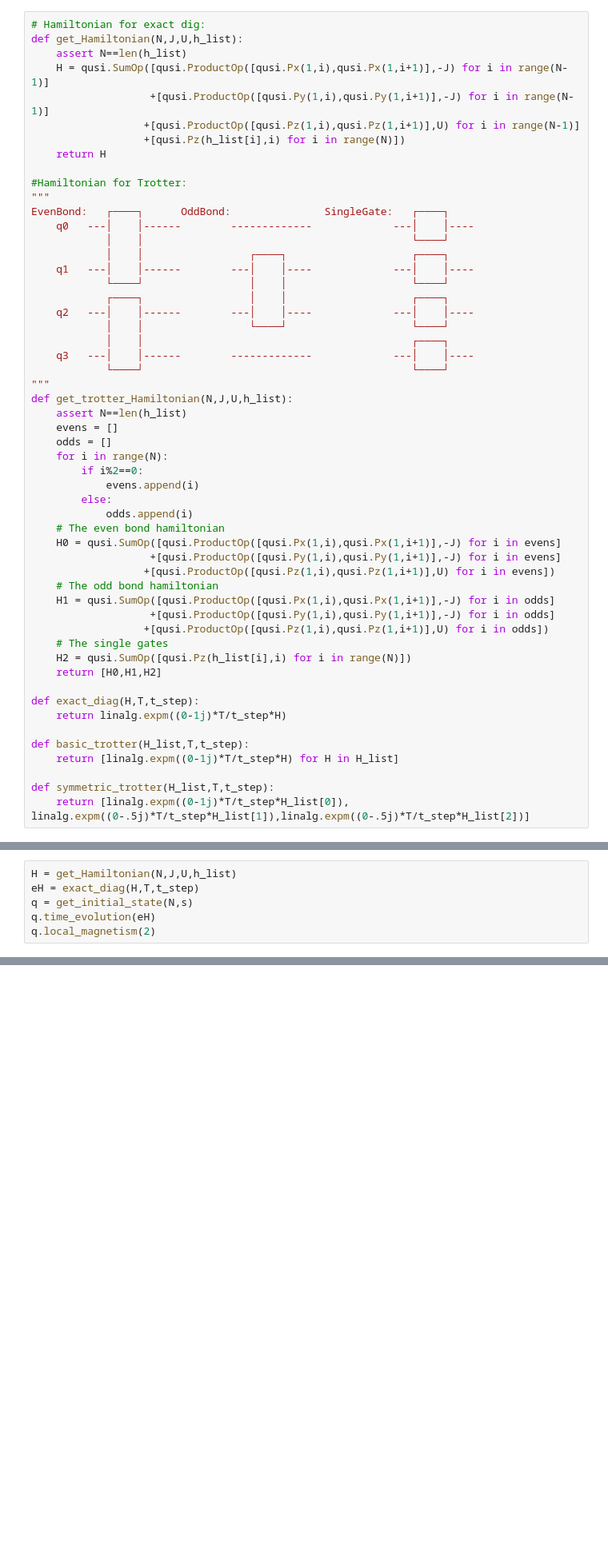
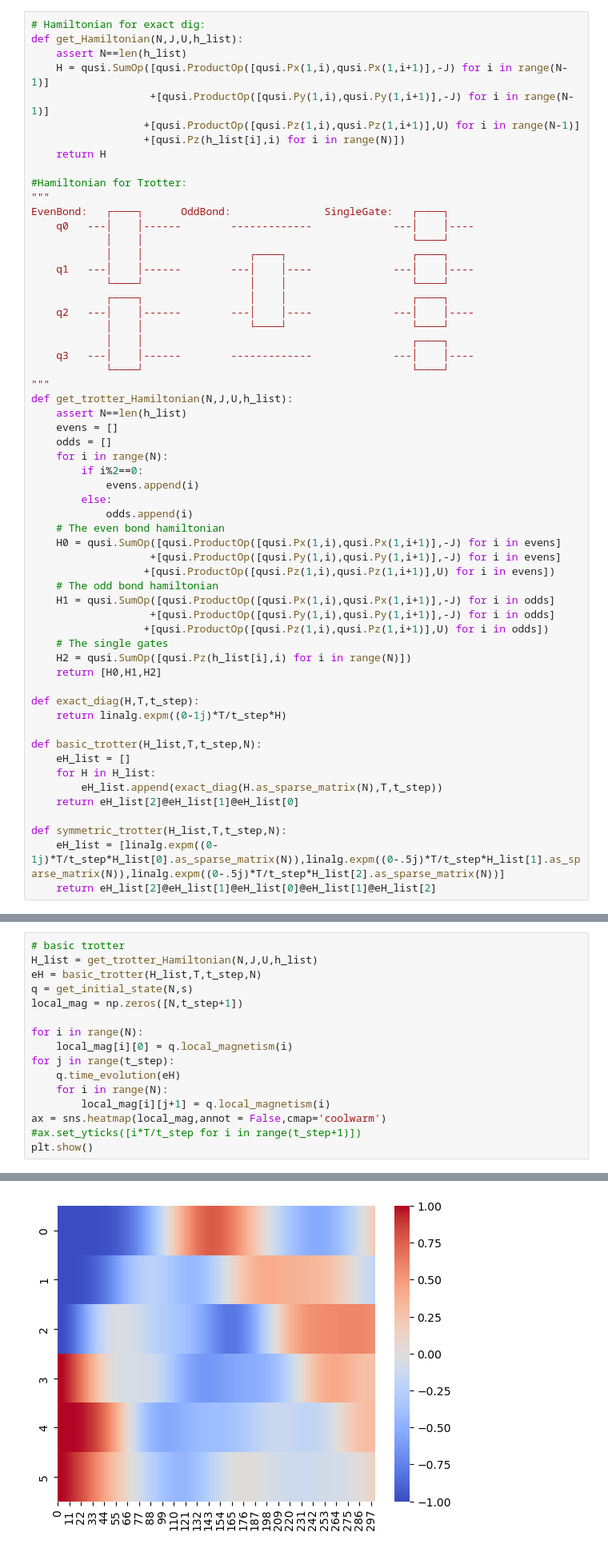
Before and after one commit to Zao-0/QuSim_on_digital_quantum_computer, a Jupyter notebook: Demo.ipynb, the cells around one changed output, grey strips where cells are left out. Shown at 80% size. Drawn from its saved outputs; the diff is of its cells as text; blank space fills up the shorter version.

```diff
--- a/Demo.ipynb
+++ b/Demo.ipynb
@@ -79,11 +79,15 @@ def get_trotter_Hamiltonian(N,J,U,h_list):
 def exact_diag(H,T,t_step):
     return linalg.expm((0-1j)*T/t_step*H)
 
-def basic_trotter(H_list,T,t_step):
-    return [linalg.expm((0-1j)*T/t_step*H) for H in H_list]
+def basic_trotter(H_list,T,t_step,N):
+    eH_list = []
+    for H in H_list:
+        eH_list.append(exact_diag(H.as_sparse_matrix(N),T,t_step))
+    return eH_list[2]@eH_list[1]@eH_list[0]
 
-def symmetric_trotter(H_list,T,t_step):
-    return [linalg.expm((0-1j)*T/t_step*H_list[0]), linalg.expm((0-.5j)*T/t_step*H_list[1]),linalg.expm((0-.5j)*T/t_step*H_list[2])]
+def symmetric_trotter(H_list,T,t_step,N):
+    eH_list = [linalg.expm((0-1j)*T/t_step*H_list[0].as_sparse_matrix(N)),linalg.expm((0-.5j)*T/t_step*H_list[1].as_sparse_matrix(N)),linalg.expm((0-.5j)*T/t_step*H_list[2].as_sparse_matrix(N))]
+    return eH_list[2]@eH_list[1]@eH_list[0]@eH_list[1]@eH_list[2]
 # %%
 def get_initial_state(N,s=0):
     if s==0:
@@ -126,7 +130,17 @@ plt.show()
 # %%
-H = get_Hamiltonian(N,J,U,h_list)
-eH = exact_diag(H,T,t_step)
+# basic trotter
+H_list = get_trotter_Hamiltonian(N,J,U,h_list)
+eH = basic_trotter(H_list,T,t_step,N)
 q = get_initial_state(N,s)
-q.time_evolution(eH)
-q.local_magnetism(2)
+local_mag = np.zeros([N,t_step+1])
+
+for i in range(N):
+    local_mag[i][0] = q.local_magnetism(i)
+for j in range(t_step):
+    q.time_evolution(eH)
+    for i in range(N):
+        local_mag[i][j+1] = q.local_magnetism(i)
+ax = sns.heatmap(local_mag,annot = False,cmap='coolwarm')
+#ax.set_yticks([i*T/t_step for i in range(t_step+1)])
+plt.show()
 # %% [output]
@@ -134 +147,2 @@ q.local_magnetism(2)
+[figure, added]
 # %%
```
Also changed, not shown: parts of 4 cells of this notebook.
